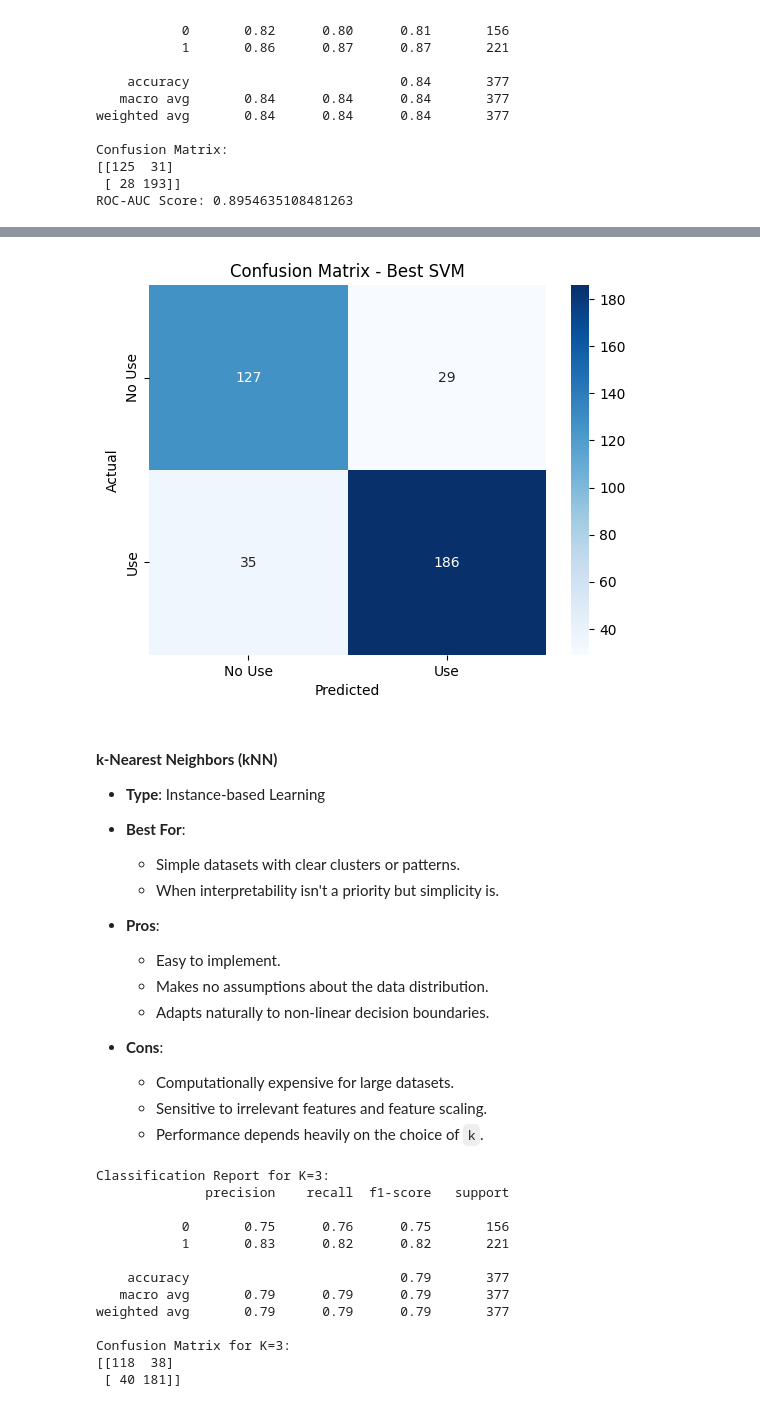
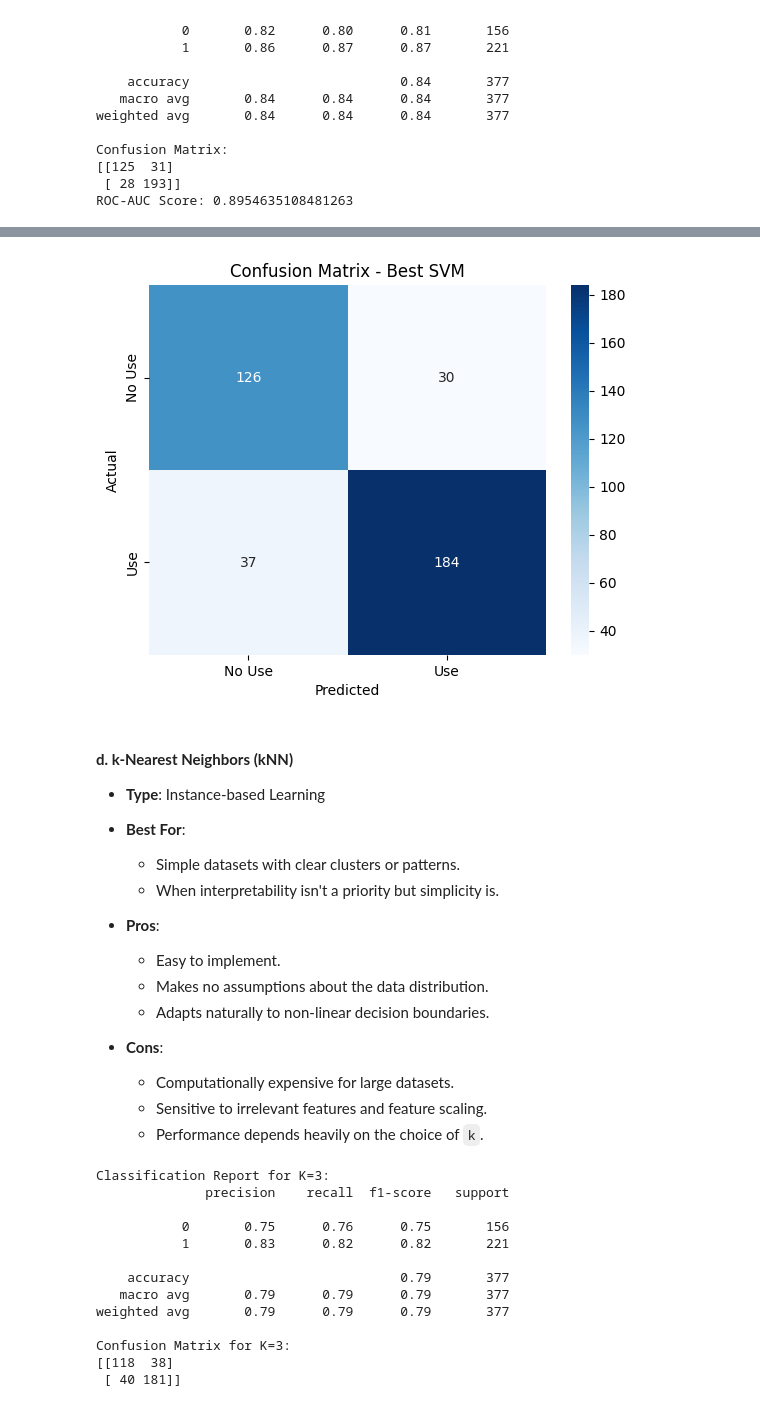
Before and after one commit to rohanxavier33/finalDrug, a Jupyter notebook: finalDrug.ipynb, the cells around one changed output, grey strips where cells are left out. Saved outputs shown, nothing was run; the diff lists cells and outputs as text; code cells hidden in the pictures.

```diff
--- a/finalDrug.ipynb
+++ b/finalDrug.ipynb
@@ -850,0 +912,34 @@ Test set accuracy of the best model: 0.830
+# %%
+# Define hyperparameter grid for SVM
+svm_param_grid = {
+    'C': np.logspace(-3, 3, 7),  # Try values from 0.001 to 1000
+    'gamma': np.logspace(-3, 3, 7),  # Try values from 0.001 to 1000
+    'kernel': ['linear', 'poly', 'rbf', 'sigmoid']  # Test kernels
+}
+
+# GridSearch for SVM
+svm_grid = GridSearchCV(SVC(probability=True, random_state=42), svm_param_grid, cv=3, scoring='roc_auc', verbose=1)
+svm_grid.fit(X_train, y_train)
+
+# Best SVM model
+best_svm = svm_grid.best_estimator_
+
+# Print best parameters
+print(f"Best Parameters for SVM: {svm_grid.best_params_}")
+
+# Evaluate on test set
+y_pred_svm = best_svm.predict(X_test)
+y_proba_svm = best_svm.decision_function(X_test)
+
+# Performance metrics
+print("SVM Classification Report:")
+print(classification_report(y_test, y_pred_svm))
+
+# Confusion Matrix
+conf_matrix_svm = confusion_matrix(y_test, y_pred_svm)
+print("Confusion Matrix for SVM:")
+print(conf_matrix_svm)
+
+# ROC-AUC Score
+roc_auc_svm = roc_auc_score(y_test, y_proba_svm)
+print(f"SVM ROC-AUC Score: {roc_auc_svm:.3f}")
@@ -851,15 +963,15 @@ Test set accuracy of the best model: 0.830
 # %%
 # Confusion matrix for the best model
-conf_matrix_best = confusion_matrix(y_test, y_pred_best)
+conf_matrix_best = confusion_matrix(y_test, y_pred_svm)
 sns.heatmap(conf_matrix_best, annot=True, fmt='d', cmap='Blues', xticklabels=['No Use', 'Use'], yticklabels=['No Use', 'Use'])
 plt.xlabel('Predicted')
 plt.ylabel('Actual')
 plt.title('Confusion Matrix - Best SVM')
 plt.show()
 # %% [output]
-[figure, old version]
+[figure, new version]
 # %% [markdown]
-#### **k-Nearest Neighbors (kNN)**
+#### **d. k-Nearest Neighbors (kNN)**
 
 -   **Type**: Instance-based Learning
 
```
Also changed, not shown: parts of 53 cells of this notebook, 1 other file.
